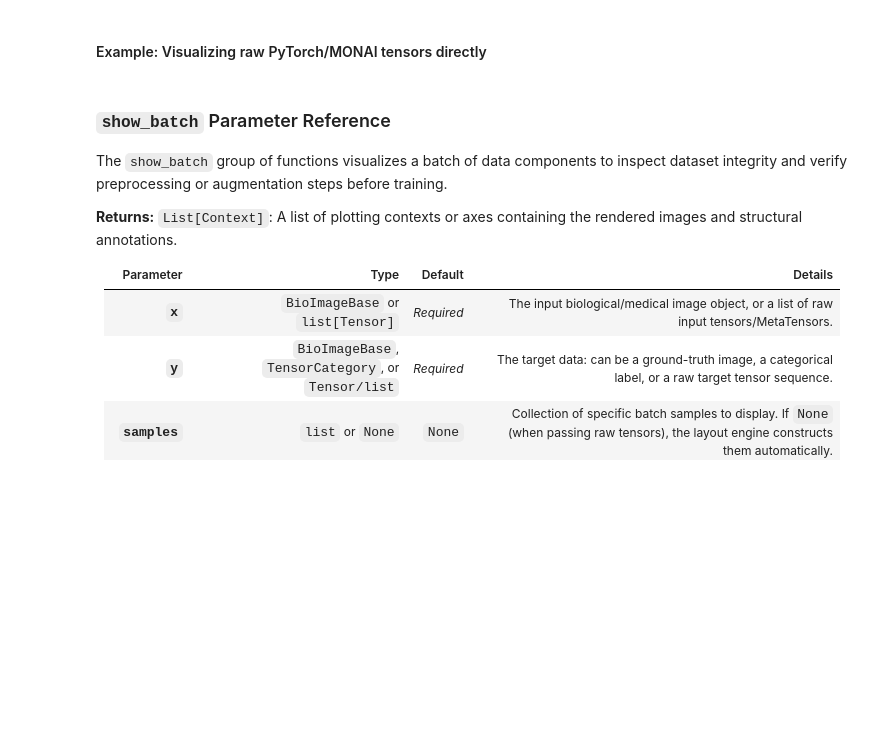
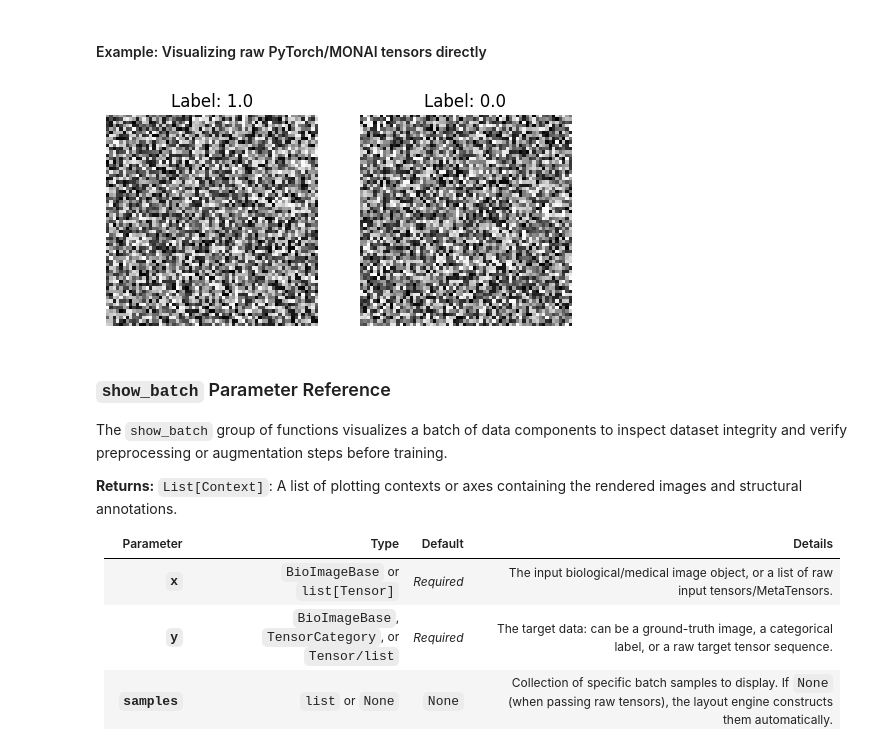
Before and after one commit to deepCLEM/bonsai, a Jupyter notebook: nbs/023_data.tfms.ipynb, the cells around one changed output. Saved outputs shown, nothing was run; the diff lists cells and outputs as text; code cells hidden in the pictures; blank space fills up the shorter version.

```diff
--- a/nbs/023_data.tfms.ipynb
+++ b/nbs/023_data.tfms.ipynb
@@ -1168,16 +1007,15 @@ def show_batch(
 # %% [markdown]
 #### Example: Visualizing raw PyTorch/MONAI tensors directly
 # %%
-try:
-    # Simulate a raw tensor batch (Batch_Size=2, Channels=1, H=64, W=64)
-    raw_images = torchrand(2, 1, 64, 64)
-    raw_labels = torchTensor([1, 0])
+# Simulate a raw tensor batch (Batch_Size=2, Channels=1, H=64, W=64)
+raw_images = torchrand(2, 1, 64, 64)
+raw_labels = torchTensor([1, 0])
 
-    # Pass tensors directly; the system auto-wraps and maps integers using vocab
-    show_batch(
-        x=raw_images,
-        y=raw_labels,
-        vocab=["Healthy", "Tumor"]
-    )
-except Exception as e:
-    pass
+# Dispatch arguments must be positional; vocabulary remains a keyword.
+raw_ctxs = show_batch(
+    raw_images,
+    raw_labels,
+    vocab=["A", "B"]
+)
+# %% [output]
+[figure, added]
```
Also changed, not shown: parts of 39 cells of this notebook, 10 other files.
